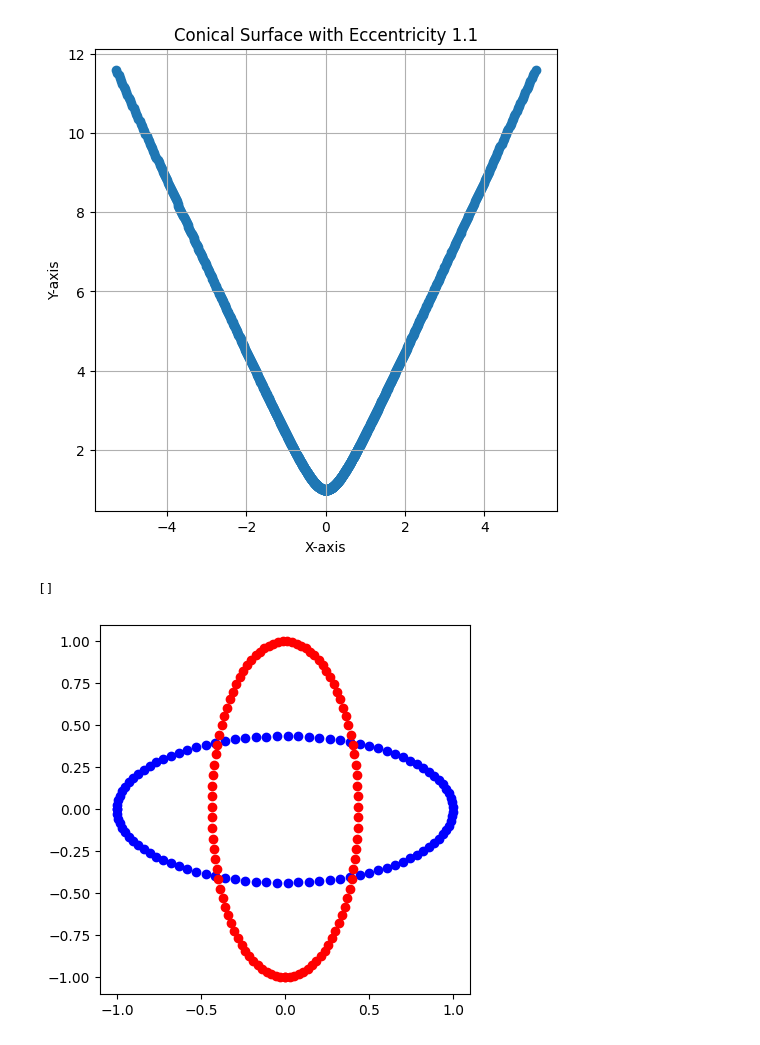
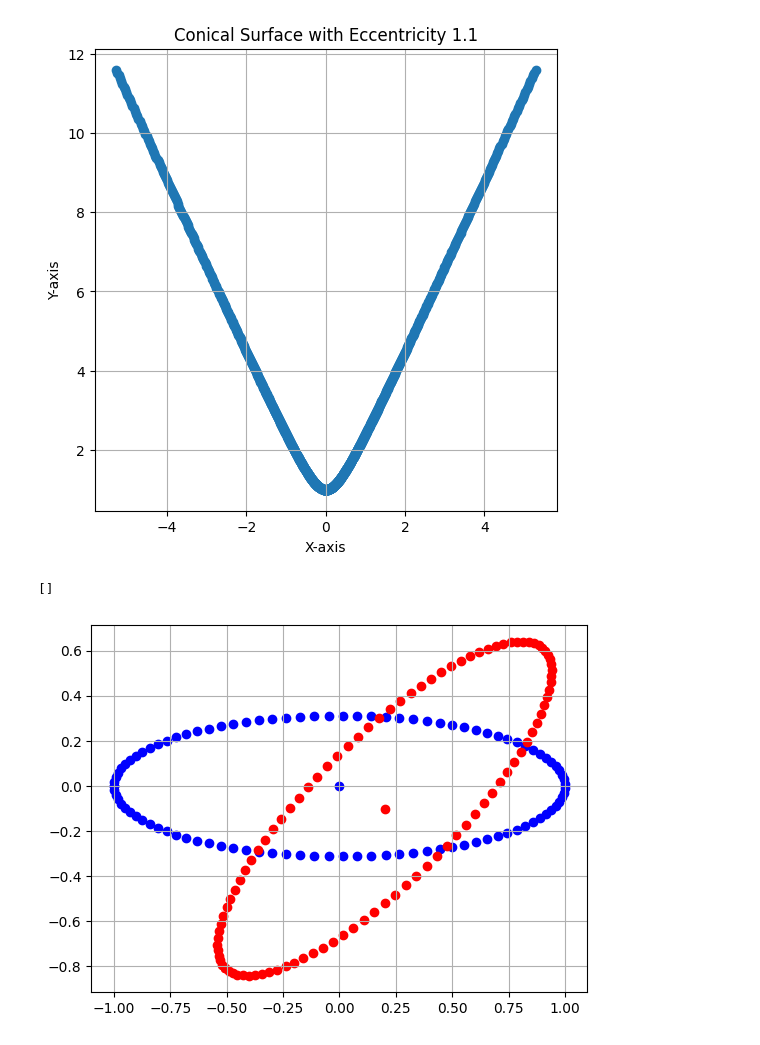
Before and after one commit to GBotogoske/machine_learning_2024, a Jupyter notebook: teste.ipynb, the cells around one changed output. Drawn from its saved outputs; the diff is of its cells as text; code cells hidden in the pictures.

```diff
--- a/teste.ipynb
+++ b/teste.ipynb
@@ -54,16 +54,20 @@ def apply_rotation_translation(x,y,xt=0,yt=0,angle_rad=0):
     yf = yt + x * np.sin(angle_rad) + y * np.cos(angle_rad)
     return xf,yf
 # %%
-testex,testey=generate_elipses(0.9,1,100)
-tx,ty=apply_rotation_translation(testex,testey,0,0,np.pi/2)
+testex,testey=generate_elipses(0.95,1,100)
+xt=0.2
+yt=-0.1
+tx,ty=apply_rotation_translation(testex,testey,xt,yt,np.pi/4)
 plt.scatter(testex,testey,color="blue")
+plt.scatter(0,0,color="blue")
 plt.scatter(tx,ty,color="red")
+plt.scatter(xt,yt,color="red")
 plt.gca().set_aspect('equal', adjustable='box')
-
+plt.grid(True)
 plt.plot()
 # %% [output]
 []
-[figure, old version]
+[figure, new version]
 # %%
 import random
 x_values = []
```
Also changed, not shown: parts of 13 cells of this notebook, 1 other file.
